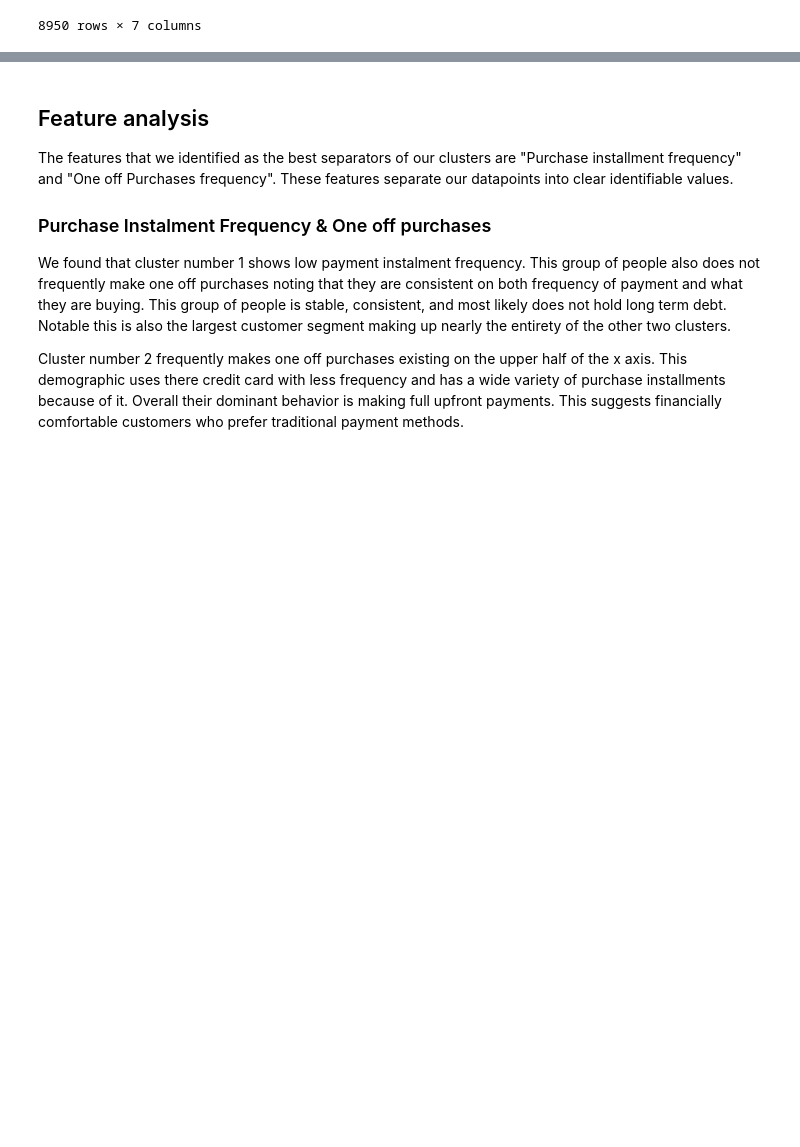
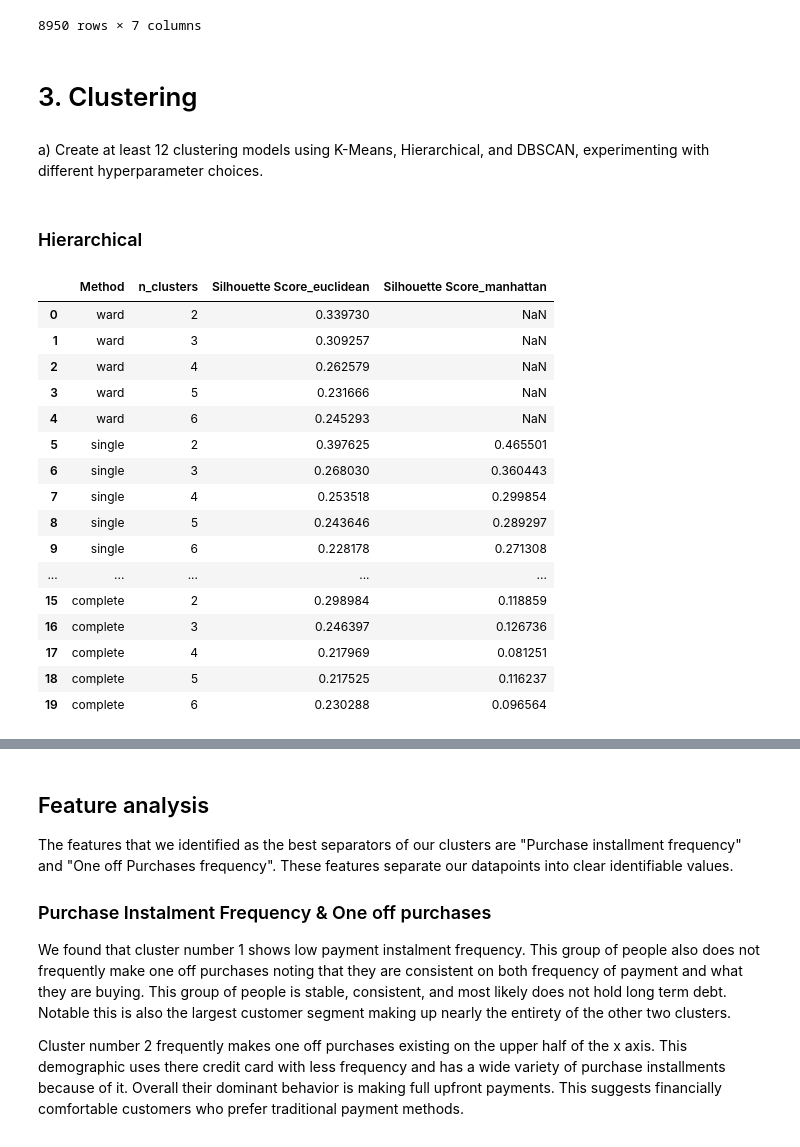
Before and after one commit to Hunteracademic/Unsupervised_assignment_1, a Jupyter notebook: Asg04_Group04_AlexKravtsov_DanielCastiblanco_HunterWard.ipynb, the cells around one changed output, grey strips where cells are left out. Drawn from its saved outputs; the diff is of its cells as text; code cells hidden in the pictures; blank space fills up the shorter version.

```diff
--- a/Asg04_Group04_AlexKravtsov_DanielCastiblanco_HunterWard.ipynb
+++ b/Asg04_Group04_AlexKravtsov_DanielCastiblanco_HunterWard.ipynb
@@ -262,3 +262,9 @@ data_t_2_df
 | 8948 | -0.646100 | -0.204392 | 0.281758 | -0.633023 | 0.571143 | -0.104927 | -0.095782 |
 | 8949 | -0.094602 | 0.399514 | 0.195991 | -1.011317 | 0.264965 | -0.078128 | 0.112224 |
 8950 rows × 7 columns
+# %% [markdown]
+# 3. Clustering
+# %% [markdown]
+a) Create at least 12 clustering models using K-Means, Hierarchical, and DBSCAN, experimenting with different hyperparameter choices.
+# %% [markdown]
+### Hierarchical
@@ -264,0 +273,62 @@ data_t_2_df
+# %%
+# Evaluate different clustering models using silhouette scores - Metric Euclidean
+sk_models_euclidean = {}
+for method in methods:
+    for t in range(2, 7):
+        model = AgglomerativeClustering(n_clusters = t, metric="euclidean", linkage=method)
+        labels = model.fit_predict(data_t_2)
+        sil_score = silhouette_score(data_t_2, labels, metric="euclidean")
+        sk_models_euclidean[(method, t)] = (sil_score, labels)
+
+# Evaluate different clustering models using silhouette scores - Metric Manhattan
+sk_models_manhattan = {}
+for method in methods:
+    for t in range(2, 7):
+        if method == 'ward':
+            continue  # Ward linkage is not defined for Manhattan distance
+        model = AgglomerativeClustering(n_clusters = t, metric="manhattan", linkage=method)
+        labels = model.fit_predict(data_t_2)
+        sil_score = silhouette_score(data_t_2, labels, metric="manhattan")
+        sk_models_manhattan[(method, t)] = (sil_score, labels)
+# %%
+restructured_sk_models_euclidean = {k: v[0] for k, v in sk_models_euclidean.items()}
+# Creating DataFrame for Euclidean results
+sk_dfs_models_euclidean = pd.DataFrame.from_dict(restructured_sk_models_euclidean, orient='index', columns=['Silhouette Score'])
+sk_dfs_models_euclidean.index = pd.MultiIndex.from_tuples(sk_dfs_models_euclidean.index, names=['Method', 'n_clusters'])
+sk_dfs_models_euclidean.reset_index(inplace=True)
+sk_dfs_models_euclidean.pivot(index='n_clusters', columns='Method', values='Silhouette Score')
+
+# Creating DataFrame for Manhattan results
+restructured_sk_models_manhattan = {k: v[0] for k, v in sk_models_manhattan.items()}
+sk_dfs_models_manhattan = pd.DataFrame.from_dict(restructured_sk_models_manhattan, orient='index', columns=['Silhouette Score'])
+sk_dfs_models_manhattan.index = pd.MultiIndex.from_tuples(sk_dfs_models_manhattan.index, names=['Method', 'n_clusters'])
+sk_dfs_models_manhattan.reset_index(inplace=True)
+sk_dfs_models_manhattan.pivot(index='n_clusters', columns='Method', values='Silhouette Score')
+
+# Joining both DataFrames for comparison
+sk_dfs_combined = sk_dfs_models_euclidean.merge(
+    sk_dfs_models_manhattan,
+    how='left',
+    on=['Method', 'n_clusters'],
+    suffixes=('_euclidean', '_manhattan')
+)
+sk_dfs_combined.pivot(index='n_clusters', columns='Method', values=['Silhouette Score_euclidean', 'Silhouette Score_manhattan'])
+sk_dfs_combined
+# %% [output]
+|  | Method | n_clusters | Silhouette Score_euclidean | Silhouette Score_manhattan |
+| 0 | ward | 2 | 0.339730 | NaN |
+| 1 | ward | 3 | 0.309257 | NaN |
+| 2 | ward | 4 | 0.262579 | NaN |
+| 3 | ward | 5 | 0.231666 | NaN |
+| 4 | ward | 6 | 0.245293 | NaN |
+| 5 | single | 2 | 0.397625 | 0.465501 |
+| 6 | single | 3 | 0.268030 | 0.360443 |
+| 7 | single | 4 | 0.253518 | 0.299854 |
+| 8 | single | 5 | 0.243646 | 0.289297 |
+| 9 | single | 6 | 0.228178 | 0.271308 |
+| ... | ... | ... | ... | ... |
+| 15 | complete | 2 | 0.298984 | 0.118859 |
+| 16 | complete | 3 | 0.246397 | 0.126736 |
+| 17 | complete | 4 | 0.217969 | 0.081251 |
+| 18 | complete | 5 | 0.217525 | 0.116237 |
+| 19 | complete | 6 | 0.230288 | 0.096564 |
```
Also changed, not shown: parts of 13 cells of this notebook.
